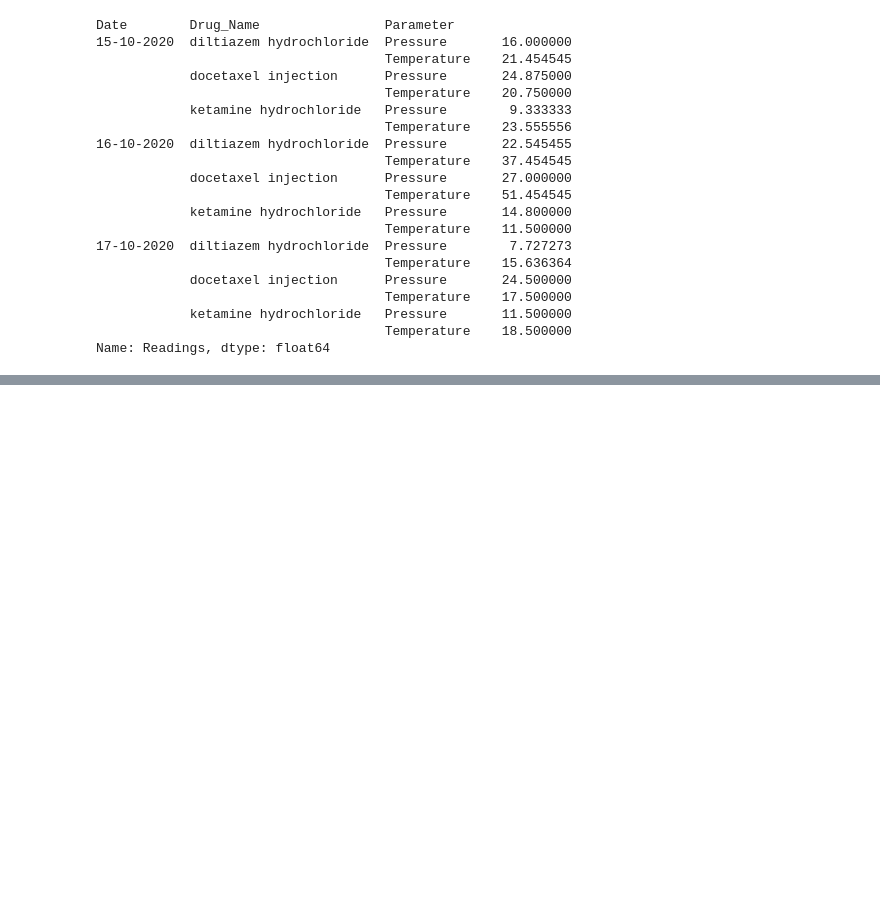
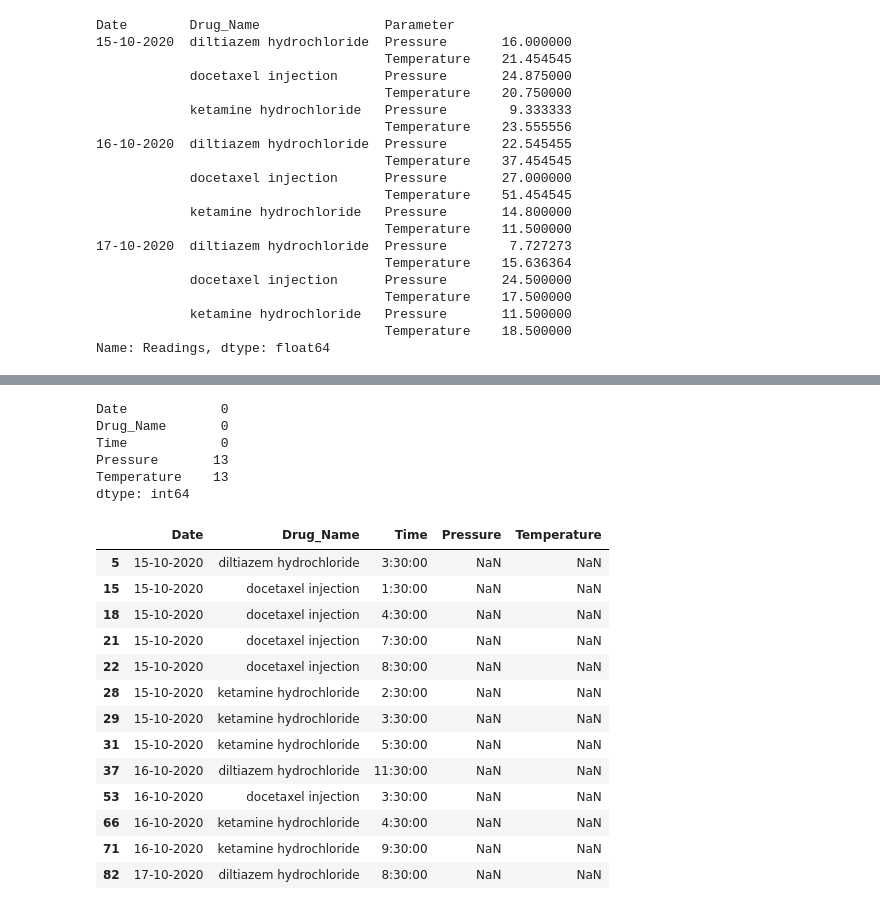
Before and after one commit to shahzarhusain/python_libraries, a Jupyter notebook: pharma_data_analysis.ipynb, the cells around one changed output, grey strips where cells are left out. Saved outputs shown, nothing was run; the diff lists cells and outputs as text; code cells hidden in the pictures; blank space fills up the shorter version.

```diff
--- a/pharma_data_analysis.ipynb
+++ b/pharma_data_analysis.ipynb
@@ -166,0 +370,26 @@ dtype: int64
+# %%
+data_tidy.isnull().sum()
+# %% [output]
+Date            0
+Drug_Name       0
+Time            0
+Pressure       13
+Temperature    13
+dtype: int64
+# %%
+data_tidy[data_tidy['Pressure'].isnull()]
+# %% [output]
+|  | Date | Drug_Name | Time | Pressure | Temperature |
+| 5 | 15-10-2020 | diltiazem hydrochloride | 3:30:00 | NaN | NaN |
+| 15 | 15-10-2020 | docetaxel injection | 1:30:00 | NaN | NaN |
+| 18 | 15-10-2020 | docetaxel injection | 4:30:00 | NaN | NaN |
+| 21 | 15-10-2020 | docetaxel injection | 7:30:00 | NaN | NaN |
+| 22 | 15-10-2020 | docetaxel injection | 8:30:00 | NaN | NaN |
+| 28 | 15-10-2020 | ketamine hydrochloride | 2:30:00 | NaN | NaN |
+| 29 | 15-10-2020 | ketamine hydrochloride | 3:30:00 | NaN | NaN |
+| 31 | 15-10-2020 | ketamine hydrochloride | 5:30:00 | NaN | NaN |
+| 37 | 16-10-2020 | diltiazem hydrochloride | 11:30:00 | NaN | NaN |
+| 53 | 16-10-2020 | docetaxel injection | 3:30:00 | NaN | NaN |
+| 66 | 16-10-2020 | ketamine hydrochloride | 4:30:00 | NaN | NaN |
+| 71 | 16-10-2020 | ketamine hydrochloride | 9:30:00 | NaN | NaN |
+| 82 | 17-10-2020 | diltiazem hydrochloride | 8:30:00 | NaN | NaN |
```
Also changed, not shown: parts of 31 cells of this notebook.
